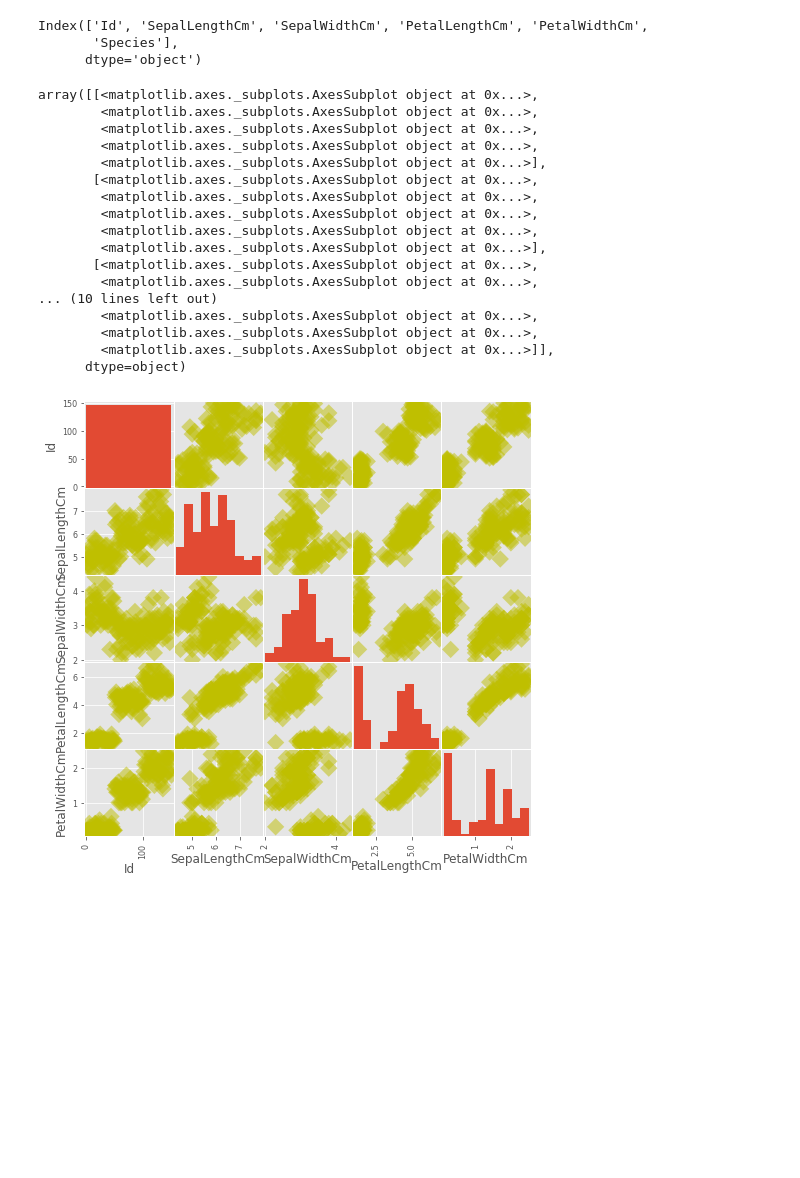
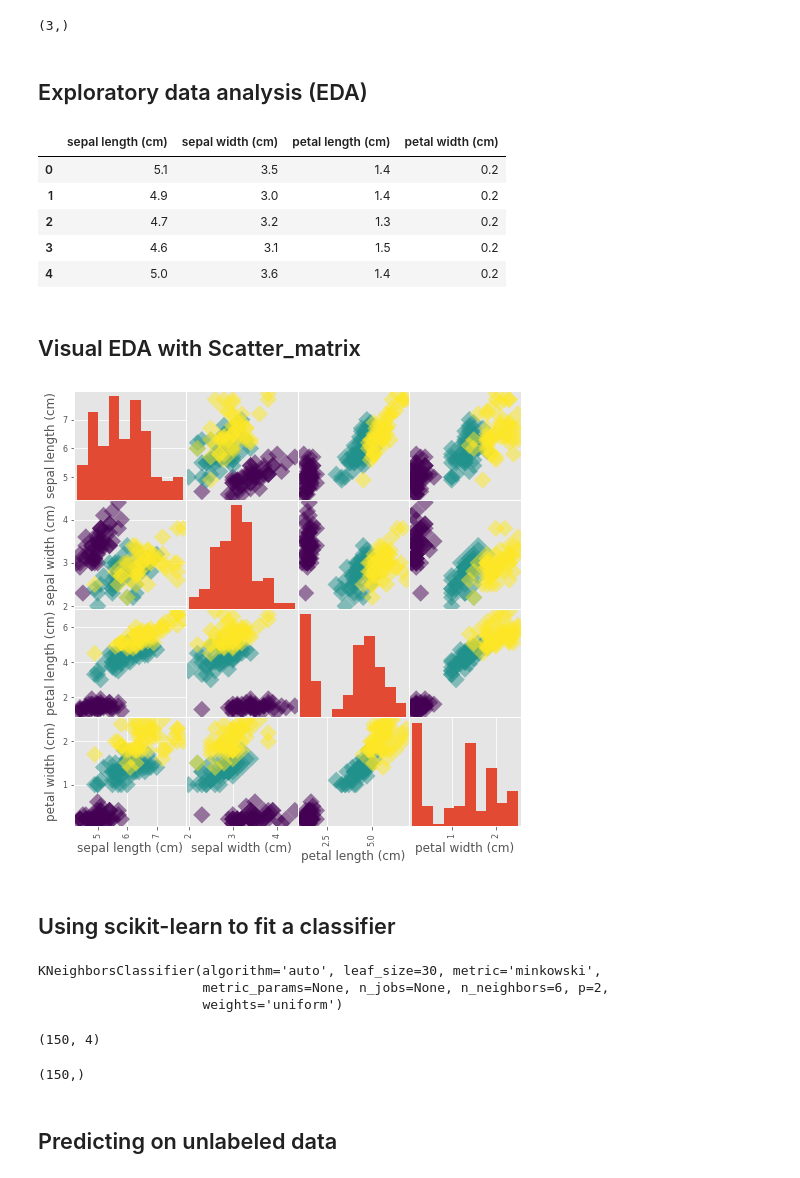
Before and after one commit to mayowak/DataCamp_DataScience, a Jupyter notebook: supervised_learning/Classification .ipynb, the cells around one changed output. Cells and saved outputs as stored; diff of their text form; code cells hidden in the pictures; blank space fills up the shorter version.

Commit message:
supervised learning updated

```diff
--- a/supervised_learning/Classification .ipynb
+++ b/supervised_learning/Classification .ipynb
@@ -3,4 +3,4 @@ import pandas as pd
 import numpy as np
 import matplotlib.pyplot as plt
 import seaborn as sns
-plt.style.use('ggplot')
+from sklearn import datasets
@@ -41,27 +108,46 @@ pandas.core.frame.DataFrame
-# %%
-df.columns
-# %% [output]
-Index(['Id', 'SepalLengthCm', 'SepalWidthCm', 'PetalLengthCm', 'PetalWidthCm',
-       'Species'],
-      dtype='object')
+# %%
+df.target_names.shape
+# %% [output]
+(3,)
+# %% [markdown]
+## Exploratory data analysis (EDA)
+# %%
+x= iris.data
+y= iris.target
+# %%
+iris = pd.DataFrame (x, columns= iris.feature_names)
+# %%
+iris.head ()
+# %% [output]
+|  | sepal length (cm) | sepal width (cm) | petal length (cm) | petal width (cm) |
+| 0 | 5.1 | 3.5 | 1.4 | 0.2 |
+| 1 | 4.9 | 3.0 | 1.4 | 0.2 |
+| 2 | 4.7 | 3.2 | 1.3 | 0.2 |
+| 3 | 4.6 | 3.1 | 1.5 | 0.2 |
+| 4 | 5.0 | 3.6 | 1.4 | 0.2 |
+# %% [markdown]
+##  Visual EDA with Scatter_matrix
 # %%
-pd.plotting.scatter_matrix(df, c = 'y', figsize = [8, 8], s=150, marker = 'D')
+_ = pd.plotting.scatter_matrix(iris, c = y, figsize = [8, 8], s=150, marker = 'D')
 # %% [output]
-array([[<matplotlib.axes._subplots.AxesSubplot object at 0x...>,
-        <matplotlib.axes._subplots.AxesSubplot object at 0x...>,
-        <matplotlib.axes._subplots.AxesSubplot object at 0x...>,
-        <matplotlib.axes._subplots.AxesSubplot object at 0x...>,
-        <matplotlib.axes._subplots.AxesSubplot object at 0x...>],
-       [<matplotlib.axes._subplots.AxesSubplot object at 0x...>,
-        <matplotlib.axes._subplots.AxesSubplot object at 0x...>,
-        <matplotlib.axes._subplots.AxesSubplot object at 0x...>,
-        <matplotlib.axes._subplots.AxesSubplot object at 0x...>,
-        <matplotlib.axes._subplots.AxesSubplot object at 0x...>],
-       [<matplotlib.axes._subplots.AxesSubplot object at 0x...>,
-        <matplotlib.axes._subplots.AxesSubplot object at 0x...>,
-... (10 lines left out)
-        <matplotlib.axes._subplots.AxesSubplot object at 0x...>,
-        <matplotlib.axes._subplots.AxesSubplot object at 0x...>,
-        <matplotlib.axes._subplots.AxesSubplot object at 0x...>]],
-      dtype=object)
-[figure, old version]
+[figure, new version]
+# %% [markdown]
+## Using scikit-learn to fit a classifier
+# %%
+from sklearn.neighbors import KNeighborsClassifier
+knn = KNeighborsClassifier(n_neighbors=6)
+knn.fit(df['data'], df['target'])
+# %% [output]
+KNeighborsClassifier(algorithm='auto', leaf_size=30, metric='minkowski',
+                     metric_params=None, n_jobs=None, n_neighbors=6, p=2,
+                     weights='uniform')
+# %%
+df['data'].shape
+# %% [output]
+(150, 4)
+# %%
+df['target'].shape
+# %% [output]
+(150,)
+# %% [markdown]
+## Predicting on unlabeled data
```
Also changed, not shown: parts of 22 cells of this notebook, 4 other files.
